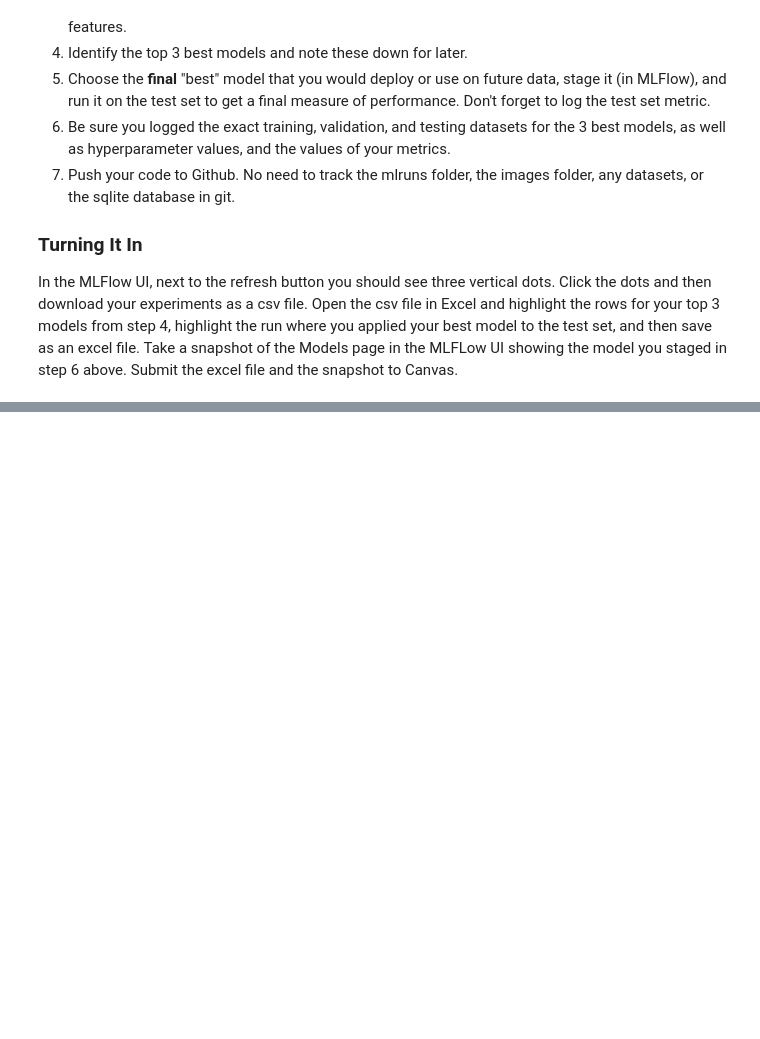
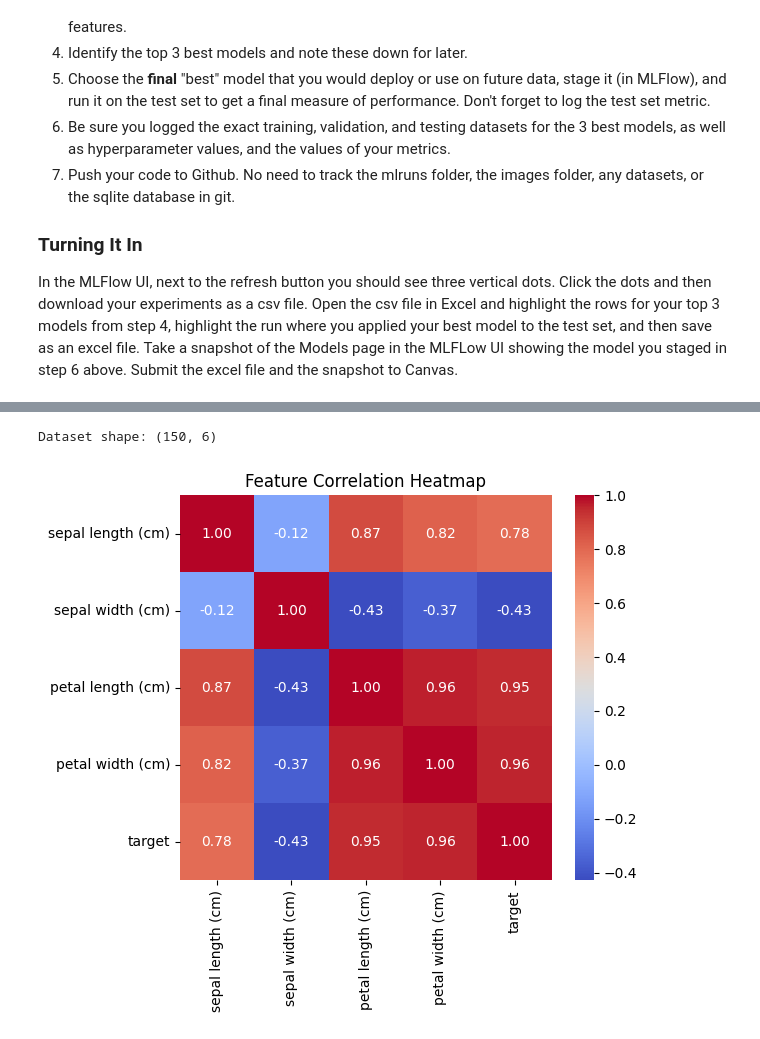
Before and after one commit to dhvani32/MLOps, a Jupyter notebook: mlops/labs/Lab_2_exp_tracking_local.ipynb, the cells around one changed output, grey strips where cells are left out. Cells and saved outputs as stored; diff of their text form; code cells hidden in the pictures; blank space fills up the shorter version.

```diff
--- a/mlops/labs/Lab_2_exp_tracking_local.ipynb
+++ b/mlops/labs/Lab_2_exp_tracking_local.ipynb
@@ -424,0 +460,7 @@ In the MLFlow UI, next to the refresh button you should see three vertical dots.
+# %%
+# Load the Iris dataset
+iris = datasets.load_iris()
+df = pd.DataFrame(iris.data, columns=iris.feature_names)
+df['target'] = iris.target
+df['species'] = df['target'].map({0: 'setosa', 1: 'versicolor', 2: 'virginica'})
+df.head()
@@ -424,0 +474,5 @@ In the MLFlow UI, next to the refresh button you should see three vertical dots.
+# %%
+# Get dataset shape (rows, columns)
+print("Dataset shape:", df.shape)
+# %% [output]
+Dataset shape: (150, 6)
@@ -424,0 +481,10 @@ In the MLFlow UI, next to the refresh button you should see three vertical dots.
+# %%
+import numpy as np
+import seaborn as sns
+import matplotlib.pyplot as plt
+plt.figure(figsize=(6, 5))
+sns.heatmap(df.drop(columns=['species']).corr(), annot=True, cmap='coolwarm', fmt=".2f")
+plt.title("Feature Correlation Heatmap")
+plt.show()
+# %% [output]
+[figure, added]
```
Also changed, not shown: parts of 22 cells of this notebook.
